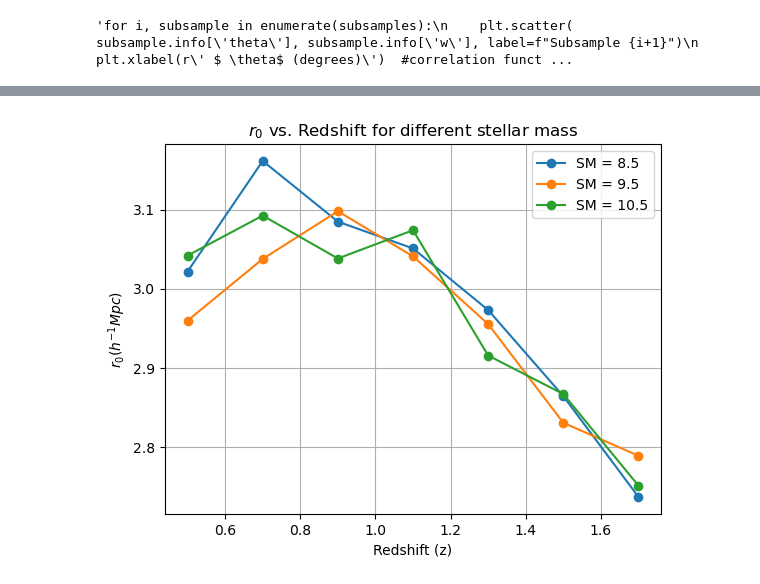
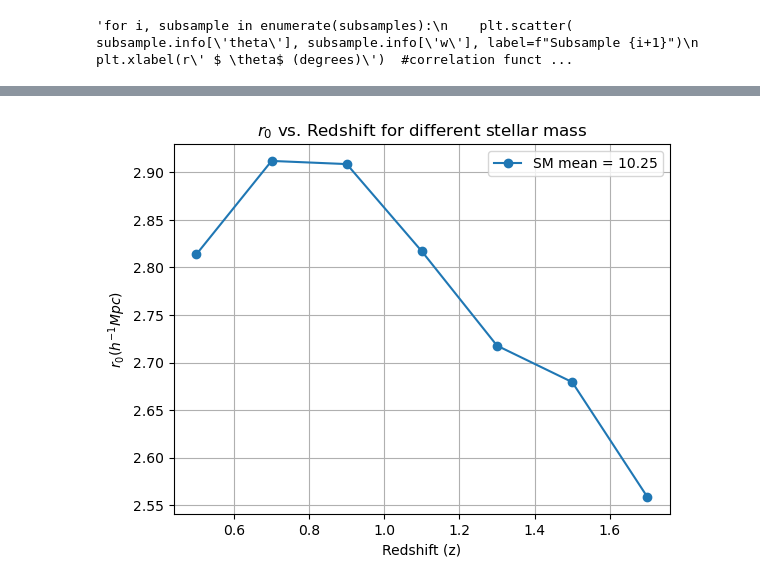
Before and after one commit to OtiliaIrina/Master_Thesis, a Jupyter notebook: SN-E2.ipynb, the cells around one changed output, grey strips where cells are left out. Drawn from its saved outputs; the diff is of its cells as text; code cells hidden in the pictures.

```diff
--- a/SN-E2.ipynb
+++ b/SN-E2.ipynb
@@ -544,3 +527,40 @@ Bias: 2.113 +/- 0.232
 # %%
-print(len(diff_biases))
+
+
+high_sm_biases = []
+
+
+for i, subsample in enumerate(subsamples):
+
+
+    popt, pcov = curve_fit(w_model, gg.angular_corr_matter, subsample.info['w'][:len(gg.angular_corr_matter)], p0=[2.0])
+
+    # Extract the best-fit bias parameter and error
+    high_sm_bias = popt[0]
+    high_sm_bias_error = np.sqrt(pcov[0, 0])
+
+    # Print SM_mean for reference
+    print(f"Subsample {i+1} SM_mean: {subsample.info['SM_mean']:.3f}")
+
+    # Append SM_mean, bias, and error to a list
+    high_sm_biases.append([subsample.info['SM_mean'], high_sm_bias, high_sm_bias_error])
+    print(f"Bias: {high_sm_bias:.3f} +/- {high_sm_bias_error:.3f}")
+
+# Create a NumPy array from the list of lists (modified for 3 columns)
+high_sm_bias_array = np.array(high_sm_biases)
+
+# Construct the full file path
+file_path = os.path.join(directory_SN_E2, "high_sm_biases.txt")
+
+# Save the array using delimiter for each column (modified for 3 columns)
+np.savetxt(file_path, high_sm_bias_array, delimiter=',', fmt='%.3f')
+
+
+# Load the data from the text file
+high = np.loadtxt(file_path, delimiter=',')
+
+# Extract SM_mean, bias, and error values from the loaded data
+sm_means = high[:, 0]
+high_biases = high[:, 1]
+high_errors = high[:, 2]
 # %% [output]
@@ -664,26 +688,28 @@ plt.show()
 # %%
 sm_means = [subsample.info['SM_mean'] for subsample in subsamples]
 
 for i in range(len(m)):
     # Plot R_0 as a function of z_mean
     sigma = [0.1 * z_mean + 1 for z_mean in z]  # is the rms error on each redshift
 
     #plt.scatter(redshifts, r0_values, label=f"SM = {m[i]:.1f}", c=colors,s=80, alpha=0.7)
     #plt.errorbar(z, r0s_reshaped[i], yerr=sigma,label=f"SM = {m[i]:.1f}", marker='o',capsize=7,)
-    plt.plot(z, r0s_reshaped[i], label=f"SM = {m[i]:.1f}",marker='o')
+    plt.plot(z, r0s_reshaped[i], label=f"SM mean = {m[i]:.2f}",marker='o')
 
 
 
 
 plt.xlabel("Redshift (z)")
 plt.ylabel(r"$r_0 (h^{-1} Mpc)$")
 plt.title(r"$r_0$ vs. Redshift for different stellar mass")
 plt.grid(True)
-plt.savefig(os.path.join(directory_SN_E2, "r0_vs_z_for_diff_SM_SN-E2.png"))
+#plt.savefig(os.path.join(directory_SN_E2, "r0_vs_z_for_diff_SM_SN-E2.png"))
 #legend_labels = ['SM < 9.0 BLUE', '9.0 <= SM < 10.0 GREEN', 'SM >= 10.0 RED']
 #plt.legend(legend_labels)
+
+plt.savefig(os.path.join(directory_SN_E2, "r0_vs_z_for_high_SM_SN-E2.png"))
 plt.legend()
 
 plt.show()
 # %% [output]
-[figure, old version]
+[figure, new version]
```
Also changed, not shown: parts of 20 cells of this notebook, 17 other files.
